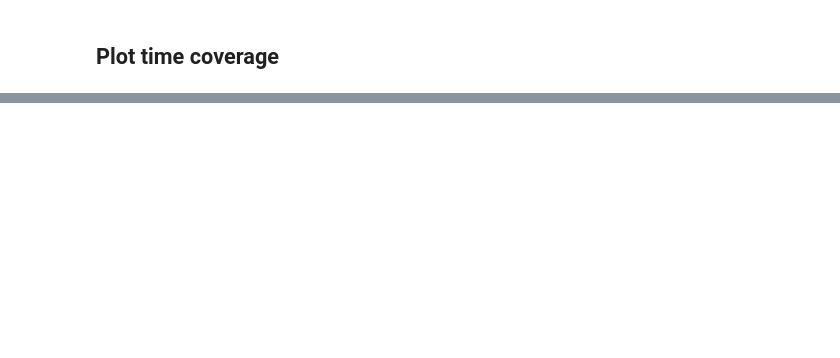
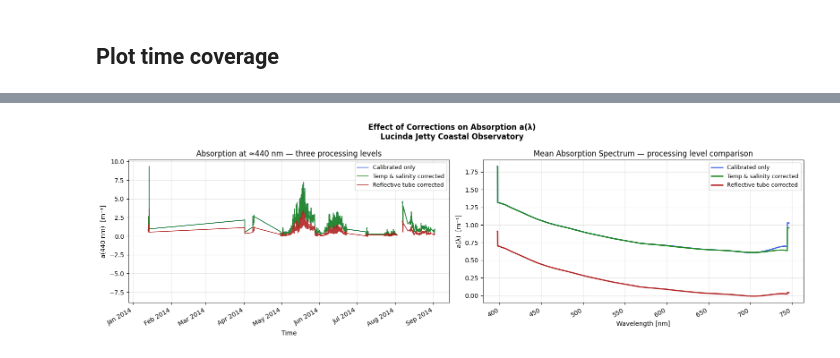
Before and after one commit to aodn/aodn_cloud_optimised, a Jupyter notebook: notebooks/station_lucinda_jetty_daily_wetlabs_acs.ipynb, the cells around one changed output, grey strips where cells are left out. Drawn from its saved outputs; the diff is of its cells as text; code cells hidden in the pictures; blank space fills up the shorter version.

```diff
--- a/notebooks/station_lucinda_jetty_daily_wetlabs_acs.ipynb
+++ b/notebooks/station_lucinda_jetty_daily_wetlabs_acs.ipynb
@@ -88,0 +200,66 @@ time_series_df = aodn_dataset.plot_gridded_variable(var_name='analysed_sst',
+# %%
+import numpy as np
+import pandas as pd
+import matplotlib.pyplot as plt
+import matplotlib.dates as mdates
+
+xds = aodn_dataset.zarr_store
+
+# --- User parameters ---
+DATE_START = '2014-01-01'
+DATE_END   = '2024-12-31'
+# -----------------------
+
+ds_sub = xds.sel(TIME=slice(DATE_START, DATE_END))
+wl_a   = xds['WAVELENGTH_a'].values
+times  = pd.DatetimeIndex(ds_sub['TIME'].values)
+
+idx440 = int(np.argmin(np.abs(wl_a - 440)))
+wl440  = float(wl_a[idx440])
+
+n_obs = ds_sub['tsc_data_a_num_obs'].values
+valid = n_obs > 0
+
+levels = {
+    'cal_data_a':  ('Calibrated only',              'royalblue'),
+    'tsc_data_a':  ('Temp & salinity corrected',    'forestgreen'),
+    'rtc_data_a':  ('Reflective tube corrected',    'firebrick'),
+}
+
+fig, (ax1, ax2) = plt.subplots(1, 2, figsize=(16, 5))
+
+# Panel 1: time series at 440 nm for all three levels
+for var, (label, color) in levels.items():
+    vals = ds_sub[var].isel(WAVELENGTH_a=idx440).values
+    vals = np.where(valid, vals, np.nan)
+    ax1.plot(times, vals, linewidth=1.2, color=color, label=label, alpha=0.9)
+
+ax1.set_xlabel('Time')
+ax1.set_ylabel(f'a({wl440:.0f} nm)  [m⁻¹]')
+ax1.set_title(f'Absorption at ≈440 nm — three processing levels')
+ax1.xaxis.set_major_formatter(mdates.DateFormatter('%b %Y'))
+ax1.legend(fontsize=9)
+ax1.grid(True, alpha=0.3)
+fig.autofmt_xdate(rotation=30)
+
+# Panel 2: mean spectra for all three levels
+for var, (label, color) in levels.items():
+    data = ds_sub[var].values                   # shape: (WAVELENGTH_a, TIME)
+    data = np.where(valid[np.newaxis, :], data, np.nan)
+    mean_spec = np.nanmean(data, axis=1)
+    ax2.plot(wl_a, mean_spec, linewidth=2, color=color, label=label)
+
+ax2.set_xlabel('Wavelength [nm]')
+ax2.set_ylabel('a(λ)  [m⁻¹]')
+ax2.set_title('Mean Absorption Spectrum — processing level comparison')
+ax2.legend(fontsize=9)
+ax2.grid(True, alpha=0.3)
+
+fig.suptitle(
+    'Effect of Corrections on Absorption a(λ)\nLucinda Jetty Coastal Observatory',
+    fontsize=12, fontweight='bold',
+)
+plt.tight_layout()
+plt.show()
+# %% [output]
+[figure, added]
```
Also changed, not shown: parts of 18 cells of this notebook, 7 other files.
